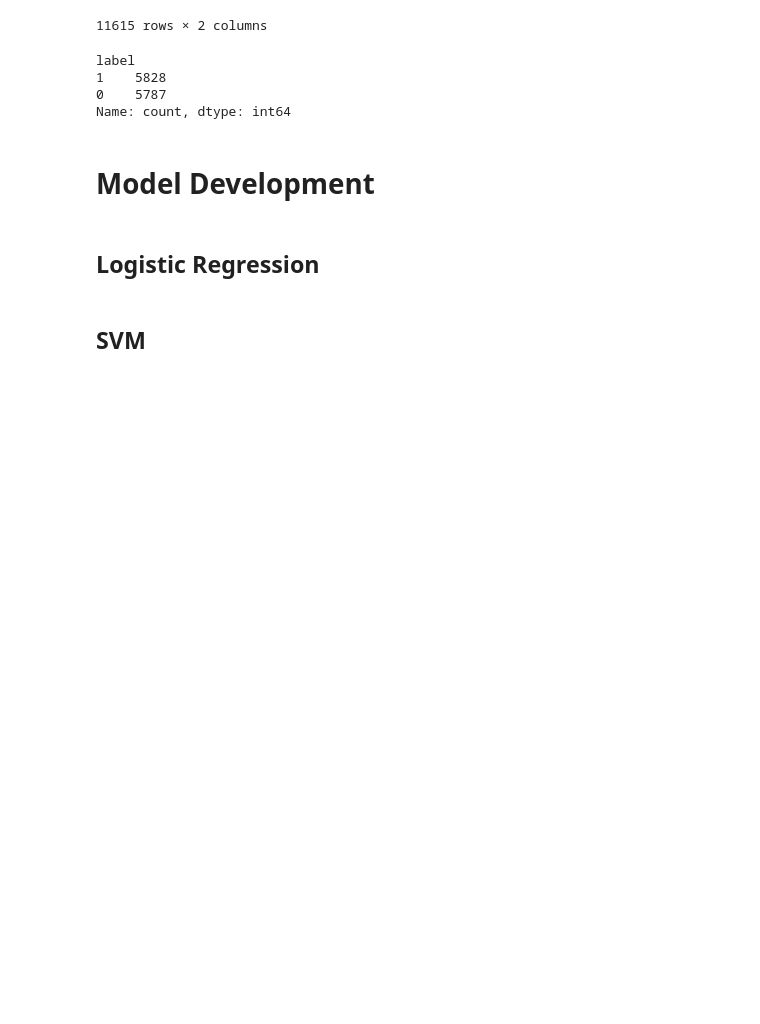
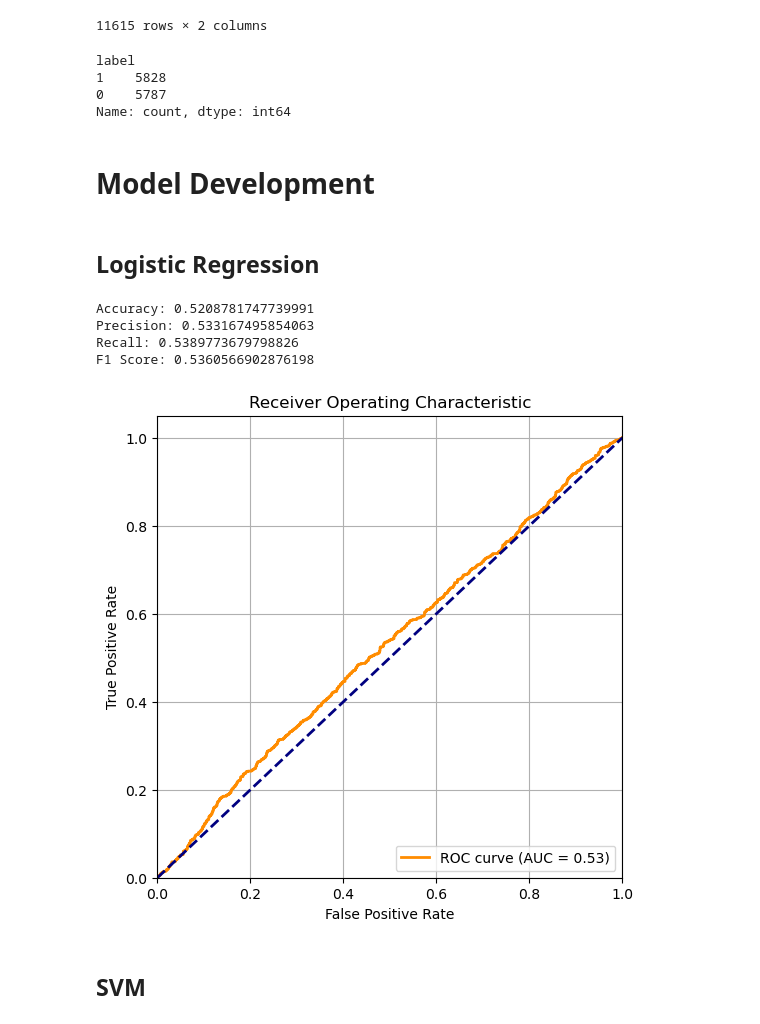
Before and after one commit to vaipos/Rate-Resume, a Jupyter notebook: Clean_Data.ipynb, the cells around one changed output. Saved outputs shown, nothing was run; the diff lists cells and outputs as text; code cells hidden in the pictures; blank space fills up the shorter version.

```diff
--- a/Clean_Data.ipynb
+++ b/Clean_Data.ipynb
@@ -47,5 +92,49 @@ Name: count, dtype: int64
 # Model Development
 # %% [markdown]
 ## Logistic Regression
+# %%
+from sklearn.linear_model import LogisticRegression
+from sklearn.metrics import accuracy_score, precision_score, recall_score, f1_score
+
+def train_logistic_regression(X_train, y_train, X_test, y_test):
+    model = LogisticRegression(max_iter=1000, solver='lbfgs')
+    model.fit(X_train, y_train)
+    y_pred = model.predict(X_test)
+
+    print("Accuracy:", accuracy_score(y_test, y_pred))
+    print("Precision:", precision_score(y_test, y_pred))
+    print("Recall:", recall_score(y_test, y_pred))
+    print("F1 Score:", f1_score(y_test, y_pred))
+
+    return model, y_pred
+# %%
+import matplotlib.pyplot as plt
+from sklearn.metrics import roc_curve, auc
+
+def plot_roc_curve(model, X_test, y_test):
+    y_prob = model.predict_proba(X_test)[:, 1]  # Probabilities for class 1
+    fpr, tpr, thresholds = roc_curve(y_test, y_prob)
+    roc_auc = auc(fpr, tpr)
+
+    plt.figure(figsize=(6, 6))
+    plt.plot(fpr, tpr, color='darkorange', lw=2, label=f'ROC curve (AUC = {roc_auc:.2f})')
+    plt.plot([0, 1], [0, 1], color='navy', lw=2, linestyle='--')  # Diagonal
+    plt.xlim([0.0, 1.0])
+    plt.ylim([0.0, 1.05])
+    plt.xlabel('False Positive Rate')
+    plt.ylabel('True Positive Rate')
+    plt.title('Receiver Operating Characteristic')
+    plt.legend(loc="lower right")
+    plt.grid(True)
+    plt.show()
+# %%
+model, y_pred = train_logistic_regression(X_train, y_train, X_test, y_test)
+plot_roc_curve(model, X_test, y_test)
+# %% [output]
+Accuracy: 0.5208781747739991
+Precision: 0.533167495854063
+Recall: 0.5389773679798826
+F1 Score: 0.5360566902876198
+[figure, added]
 # %% [markdown]
 ## SVM
```
Also changed, not shown: parts of 3 cells of this notebook.
